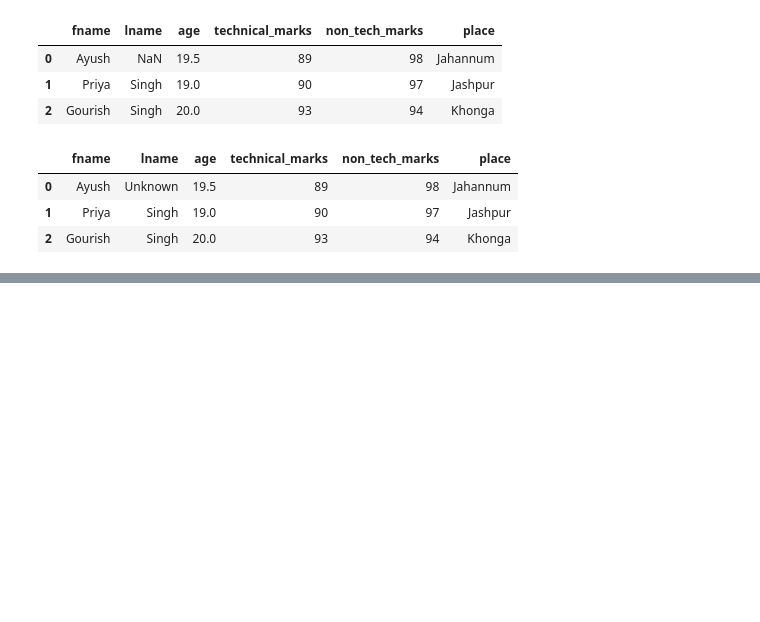
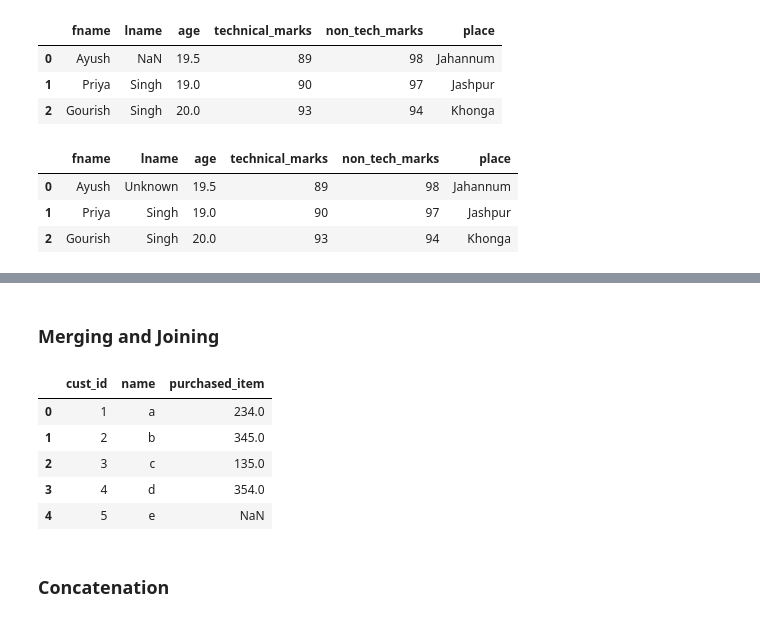
Before and after one commit to ayushsingh-ayushsingh/learn-ml, a Jupyter notebook: learn_pd/pd.ipynb, the cells around one changed output, grey strips where cells are left out. Saved outputs shown, nothing was run; the diff lists cells and outputs as text; code cells hidden in the pictures; blank space fills up the shorter version.

```diff
--- a/ds/learn_pd/1.ipynb
+++ b/learn_pd/pd.ipynb
@@ -392,0 +472,28 @@ df
+# %% [markdown]
+### Merging and Joining
+# %%
+data1 = {
+    "cust_id": [1,2,3,4, 5],
+    "name": ["a", "b", "c", "d", "e"]
+}
+
+data2 = {
+    "cust_id": [1,2,3,4],
+    "purchased_item": [234, 345, 135, 354]
+}
+
+df1 = pd.DataFrame(data1)
+df2 = pd.DataFrame(data2)
+
+# df = pd.merge(df1, df2, on="column_name", how="type_of_join")
+df = pd.merge(df1, df2, on="cust_id", how="left")
+df
+# %% [output]
+|  | cust_id | name | purchased_item |
+| 0 | 1 | a | 234.0 |
+| 1 | 2 | b | 345.0 |
+| 2 | 3 | c | 135.0 |
+| 3 | 4 | d | 354.0 |
+| 4 | 5 | e | NaN |
+# %% [markdown]
+ ### Concatenation
```
Also changed, not shown: parts of 15 cells of this notebook, 9 other files.
